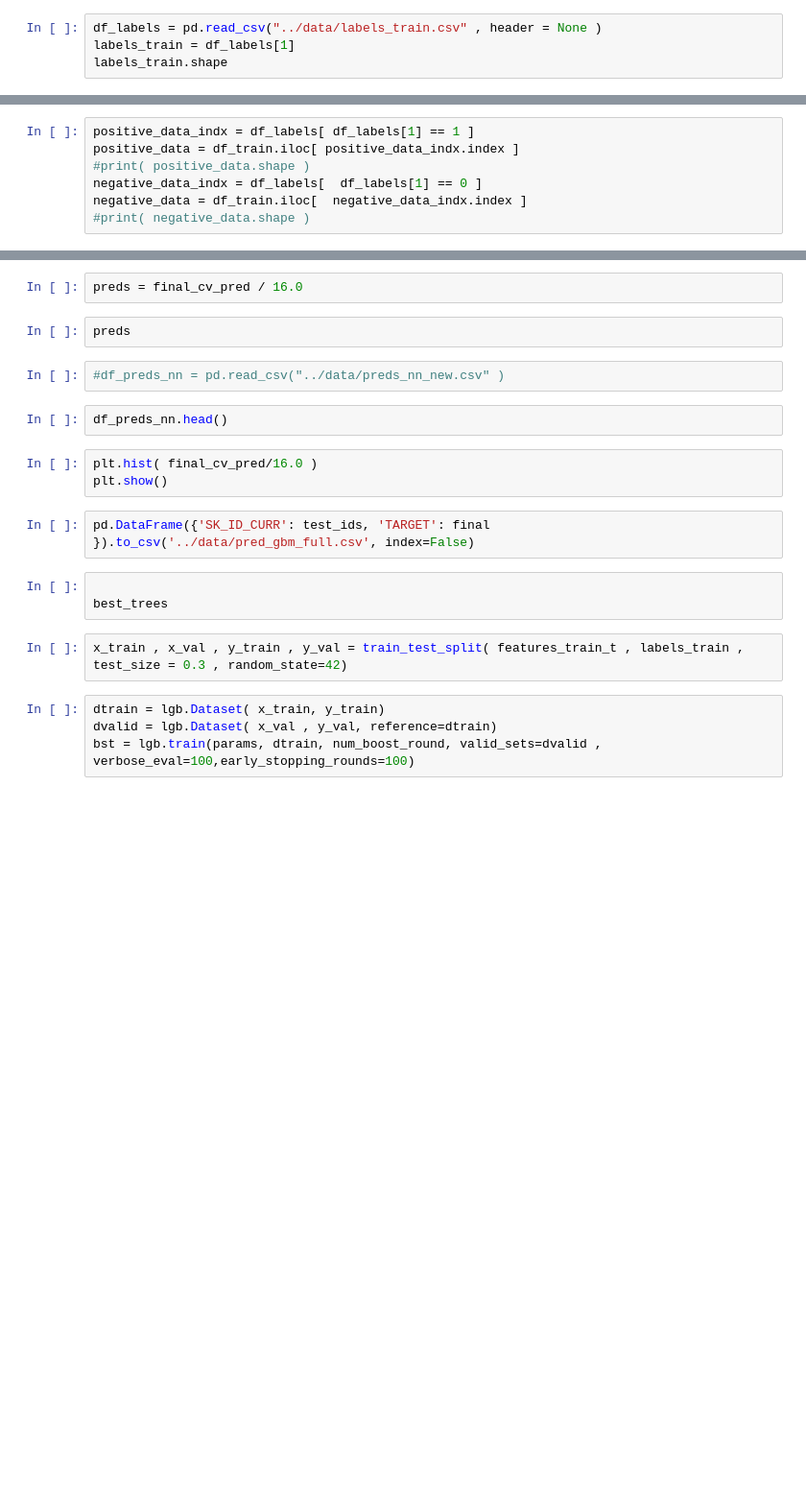
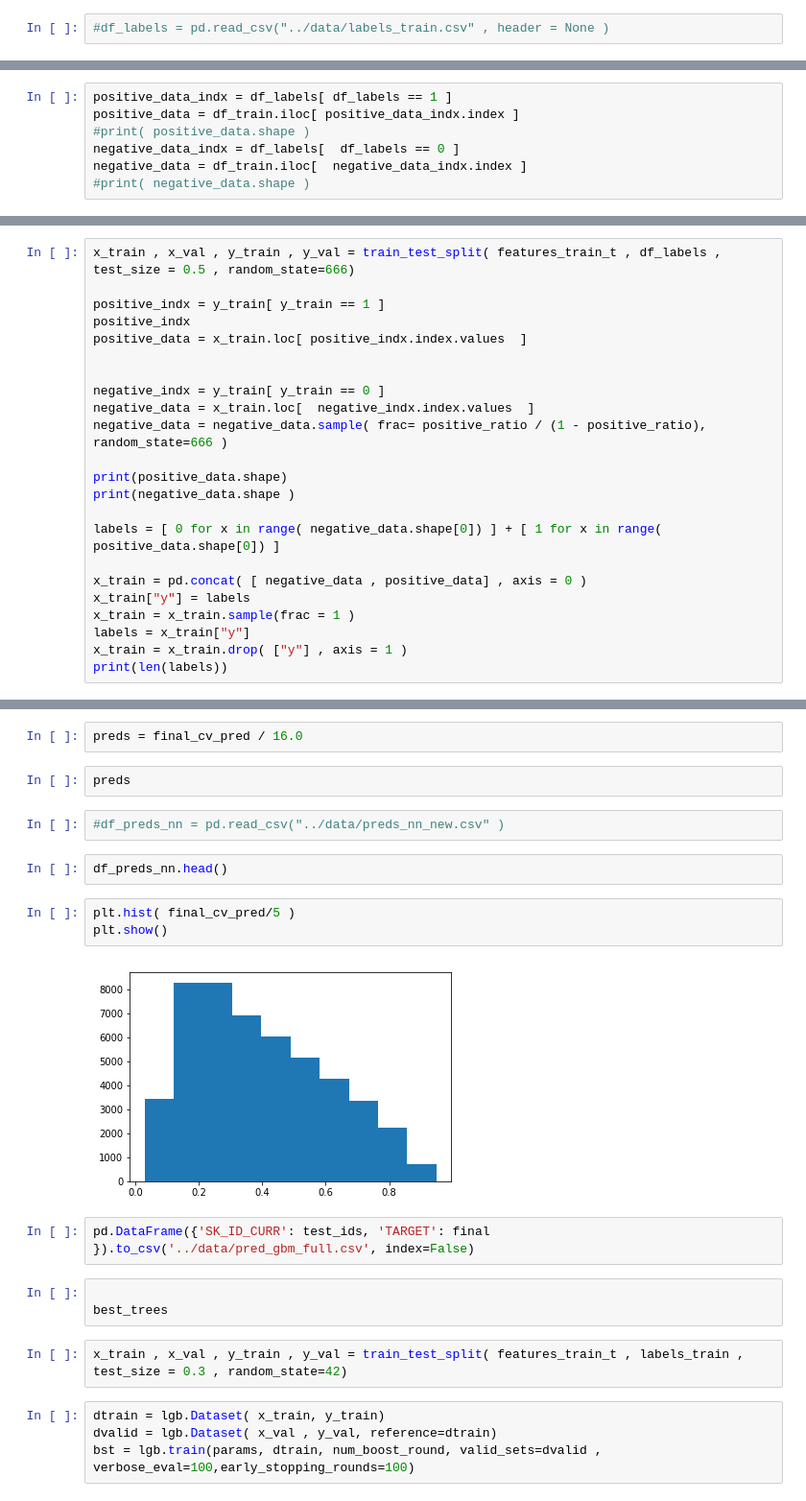
Before and after one commit to afhuertass/kaggle-homecredit, a Jupyter notebook: scripts/lgbm_negativesample.ipynb, the cells around one changed output, grey strips where cells are left out. Shown at 96% size. Saved outputs shown, nothing was run; the diff lists cells and outputs as text; blank space fills up the shorter version.

Commit message:
Added the downsampling strategy, now  lets implement a kflod strategy on the donwsampled data in order to generalize better

```diff
--- a/scripts/lgbm_negativesample.ipynb
+++ b/scripts/lgbm_negativesample.ipynb
@@ -25,6 +30,4 @@ df_train = df_train.drop( ["TARGET"] , axis = 1 )
 test_ids = df_test["SK_ID_CURR"].values
 #df_test = df_test.drop( ["SK_ID_CURR"] , axis = 1 )
 # %%
-df_labels = pd.read_csv("../data/labels_train.csv" , header = None )
-labels_train = df_labels[1]
-labels_train.shape
+#df_labels = pd.read_csv("../data/labels_train.csv" , header = None )
@@ -33,8 +34,8 @@ labels_train.shape
 # %%
-positive_data_indx = df_labels[ df_labels[1] == 1 ]
+positive_data_indx = df_labels[ df_labels == 1 ]
 positive_data = df_train.iloc[ positive_data_indx.index ]
 #print( positive_data.shape )
-negative_data_indx = df_labels[  df_labels[1] == 0 ]
+negative_data_indx = df_labels[  df_labels == 0 ]
 negative_data = df_train.iloc[  negative_data_indx.index ]
 #print( negative_data.shape )
 # %%
@@ -218,0 +239,23 @@ x_train.shape
+# %%
+x_train , x_val , y_train , y_val = train_test_split( features_train_t , df_labels , test_size = 0.5 , random_state=666)
+
+positive_indx = y_train[ y_train == 1 ]
+positive_indx
+positive_data = x_train.loc[ positive_indx.index.values  ]
+
+
+negative_indx = y_train[ y_train == 0 ]
+negative_data = x_train.loc[  negative_indx.index.values  ]
+negative_data = negative_data.sample( frac= positive_ratio / (1 - positive_ratio), random_state=666 )
+
+print(positive_data.shape)
+print(negative_data.shape )
+
+labels = [ 0 for x in range( negative_data.shape[0]) ] + [ 1 for x in range( positive_data.shape[0]) ]
+
+x_train = pd.concat( [ negative_data , positive_data] , axis = 0 )
+x_train["y"] = labels
+x_train = x_train.sample(frac = 1 )
+labels = x_train["y"]
+x_train = x_train.drop( ["y"] , axis = 1 )
+print(len(labels))
@@ -354,8 +411,10 @@ preds
 # %%
 df_preds_nn.head()
 # %%
-plt.hist( final_cv_pred/16.0 )
+plt.hist( final_cv_pred/5 )
 plt.show()
+# %% [output]
+[figure, added]
 # %%
 pd.DataFrame({'SK_ID_CURR': test_ids, 'TARGET': final }).to_csv('../data/pred_gbm_full.csv', index=False)
 # %%
```
Also changed, not shown: parts of 16 cells of this notebook, 1 other file.
